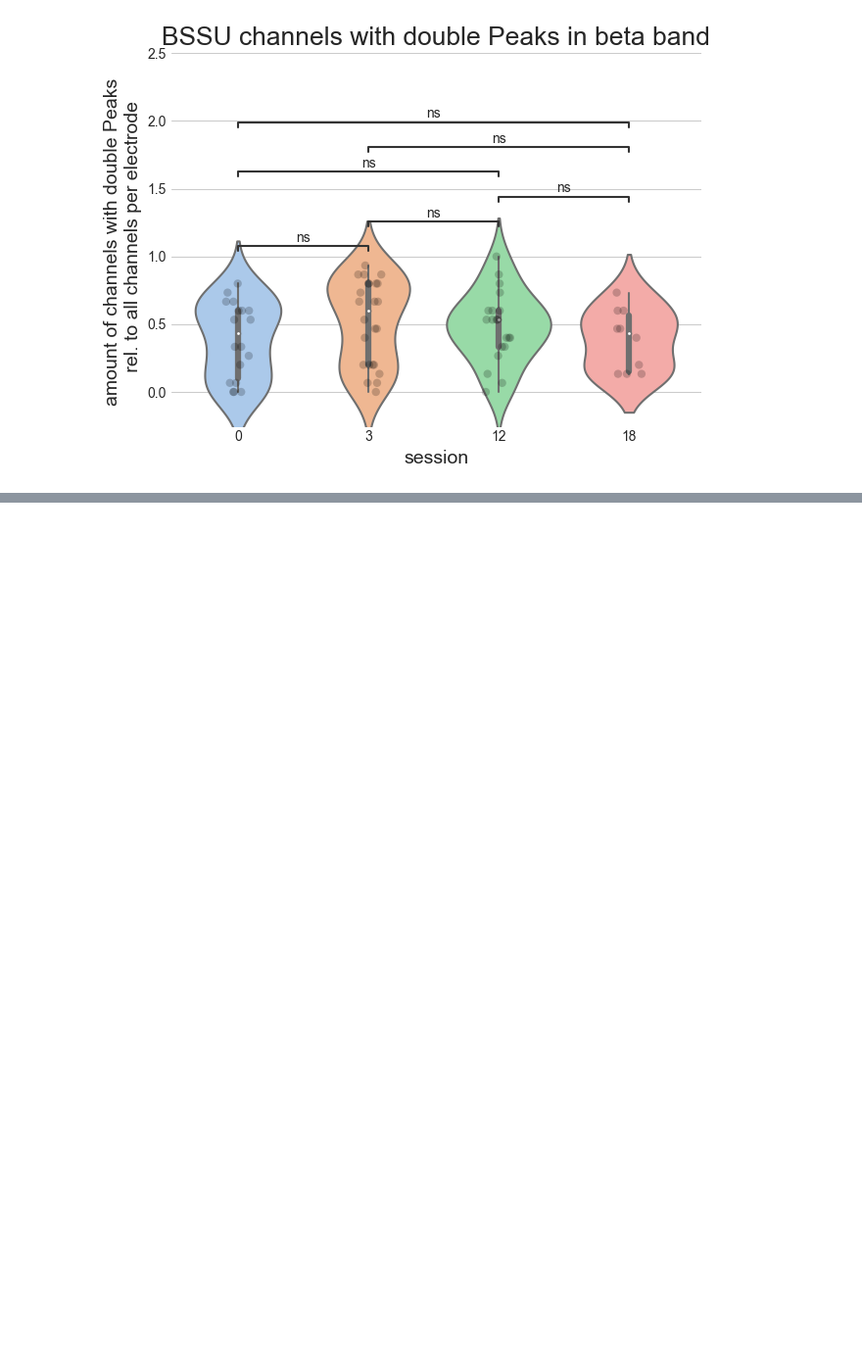
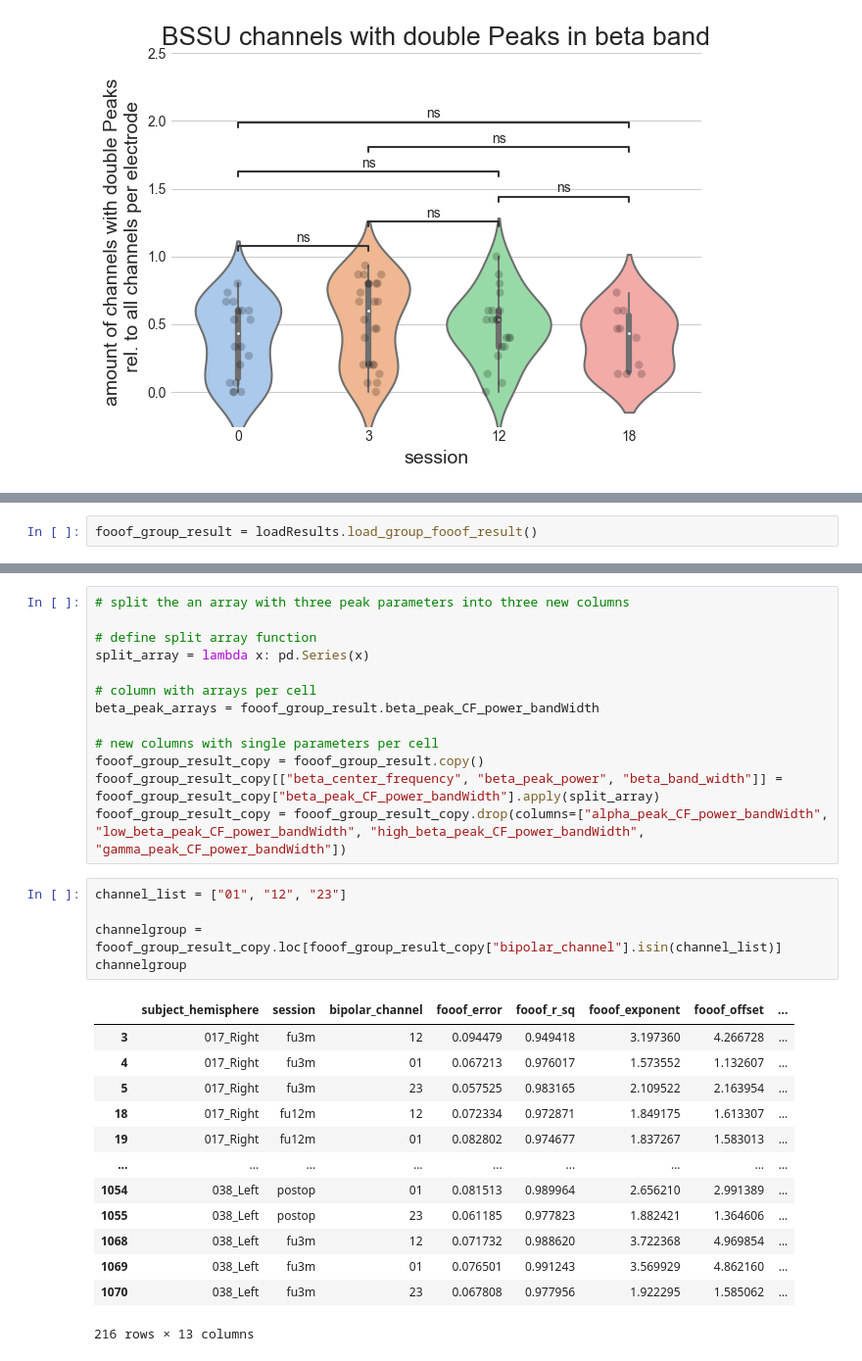
Before and after one commit to JKBehnke/BetaSenSightLongterm, a Jupyter notebook: notebooks/fooof_playground.ipynb, the cells around one changed output, grey strips where cells are left out. Shown at 98% size. Cells and saved outputs as stored; diff of their text form; blank space fills up the shorter version.

Commit message:
FOOOF highest peak power over time

```diff
--- a/notebooks/fooof_playground.ipynb
+++ b/notebooks/fooof_playground.ipynb
@@ -1307,0 +1314,2 @@ p-value annotation legend:
+# %%
+fooof_group_result = loadResults.load_group_fooof_result()
@@ -1307,0 +1325,32 @@ p-value annotation legend:
+# %%
+# split the an array with three peak parameters into three new columns
+
+# define split array function
+split_array = lambda x: pd.Series(x)
+
+# column with arrays per cell
+beta_peak_arrays = fooof_group_result.beta_peak_CF_power_bandWidth
+
+# new columns with single parameters per cell
+fooof_group_result_copy = fooof_group_result.copy()
+fooof_group_result_copy[["beta_center_frequency", "beta_peak_power", "beta_band_width"]] = fooof_group_result_copy["beta_peak_CF_power_bandWidth"].apply(split_array)
+fooof_group_result_copy = fooof_group_result_copy.drop(columns=["alpha_peak_CF_power_bandWidth", "low_beta_peak_CF_power_bandWidth", "high_beta_peak_CF_power_bandWidth", "gamma_peak_CF_power_bandWidth"])
+# %%
+channel_list = ["01", "12", "23"]
+
+channelgroup = fooof_group_result_copy.loc[fooof_group_result_copy["bipolar_channel"].isin(channel_list)]
+channelgroup
+# %% [output]
+|  | subject_hemisphere | session | bipolar_channel | fooof_error | fooof_r_sq | fooof_exponent | fooof_offset | ... |
+| 3 | 017_Right | fu3m | 12 | 0.094479 | 0.949418 | 3.197360 | 4.266728 | ... |
+| 4 | 017_Right | fu3m | 01 | 0.067213 | 0.976017 | 1.573552 | 1.132607 | ... |
+| 5 | 017_Right | fu3m | 23 | 0.057525 | 0.983165 | 2.109522 | 2.163954 | ... |
+| 18 | 017_Right | fu12m | 12 | 0.072334 | 0.972871 | 1.849175 | 1.613307 | ... |
+| 19 | 017_Right | fu12m | 01 | 0.082802 | 0.974677 | 1.837267 | 1.583013 | ... |
+| ... | ... | ... | ... | ... | ... | ... | ... | ... |
+| 1054 | 038_Left | postop | 01 | 0.081513 | 0.989964 | 2.656210 | 2.991389 | ... |
+| 1055 | 038_Left | postop | 23 | 0.061185 | 0.977823 | 1.882421 | 1.364606 | ... |
+| 1068 | 038_Left | fu3m | 12 | 0.071732 | 0.988620 | 3.722368 | 4.969854 | ... |
+| 1069 | 038_Left | fu3m | 01 | 0.076501 | 0.991243 | 3.569929 | 4.862160 | ... |
+| 1070 | 038_Left | fu3m | 23 | 0.067808 | 0.977956 | 1.922295 | 1.585062 | ... |
+216 rows × 13 columns
```
Also changed, not shown: parts of 12 cells of this notebook, 1 other file.
